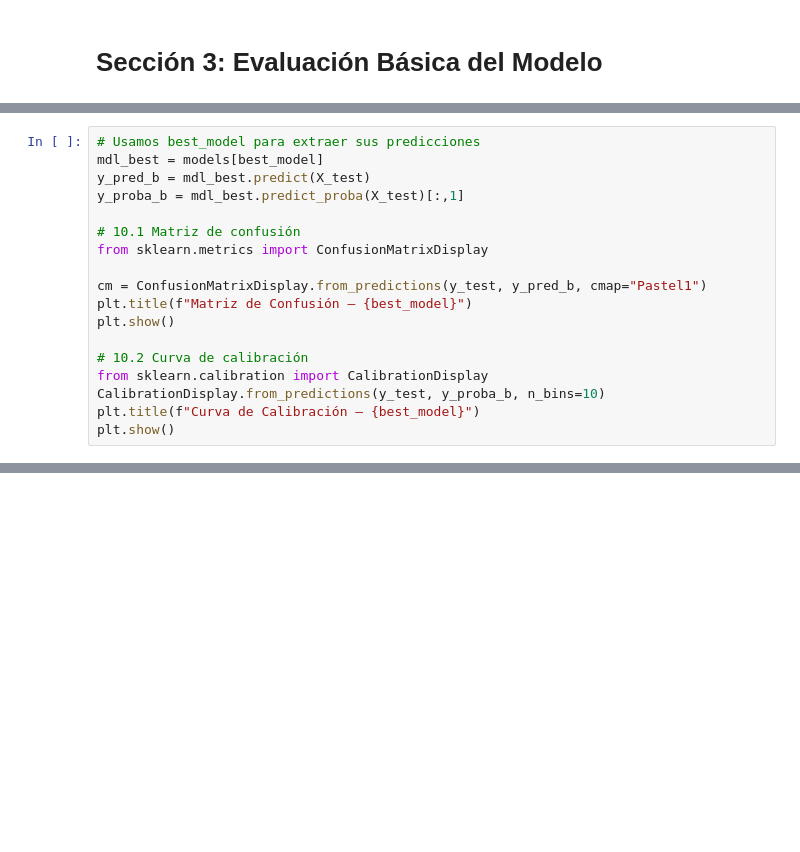
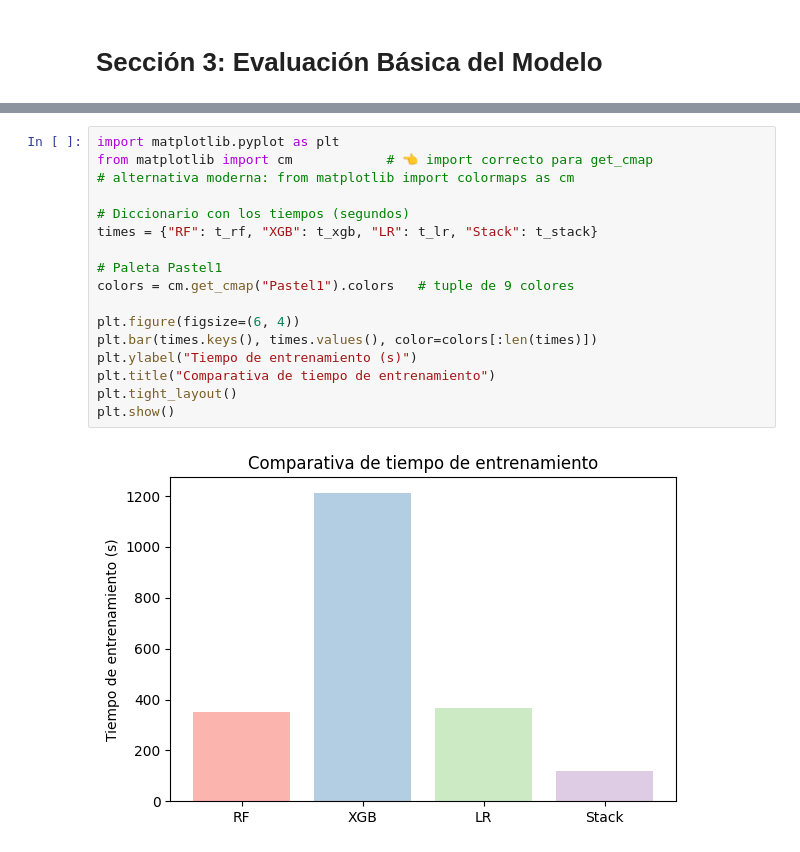
Before and after one commit to Jefryllerena/Proyecto_Final_Clasificacion, a Jupyter notebook: _sources/modelo_propuesto.ipynb, the cells around one changed output, grey strips where cells are left out. Saved outputs shown, nothing was run; the diff lists cells and outputs as text; blank space fills up the shorter version.

```diff
--- a/_sources/modelo_propuesto.ipynb
+++ b/_sources/modelo_propuesto.ipynb
@@ -429,18 +391,0 @@ plt.show()
-# %%
-# Usamos best_model para extraer sus predicciones
-mdl_best = models[best_model]
-y_pred_b = mdl_best.predict(X_test)
-y_proba_b = mdl_best.predict_proba(X_test)[:,1]
-
-# 10.1 Matriz de confusión
-from sklearn.metrics import ConfusionMatrixDisplay
-
-cm = ConfusionMatrixDisplay.from_predictions(y_test, y_pred_b, cmap="Pastel1")
-plt.title(f"Matriz de Confusión — {best_model}")
-plt.show()
-
-# 10.2 Curva de calibración
-from sklearn.calibration import CalibrationDisplay
-CalibrationDisplay.from_predictions(y_test, y_proba_b, n_bins=10)
-plt.title(f"Curva de Calibración — {best_model}")
-plt.show()
@@ -460,0 +422,19 @@ plt.show()
+# %%
+import matplotlib.pyplot as plt
+from matplotlib import cm            # 👈 import correcto para get_cmap
+# alternativa moderna: from matplotlib import colormaps as cm
+
+# Diccionario con los tiempos (segundos)
+times = {"RF": t_rf, "XGB": t_xgb, "LR": t_lr, "Stack": t_stack}
+
+# Paleta Pastel1
+colors = cm.get_cmap("Pastel1").colors   # tuple de 9 colores
+
+plt.figure(figsize=(6, 4))
+plt.bar(times.keys(), times.values(), color=colors[:len(times)])
+plt.ylabel("Tiempo de entrenamiento (s)")
+plt.title("Comparativa de tiempo de entrenamiento")
+plt.tight_layout()
+plt.show()
+# %% [output]
+[figure, added]
```
Also changed, not shown: parts of 39 cells of this notebook, 43 other files.
